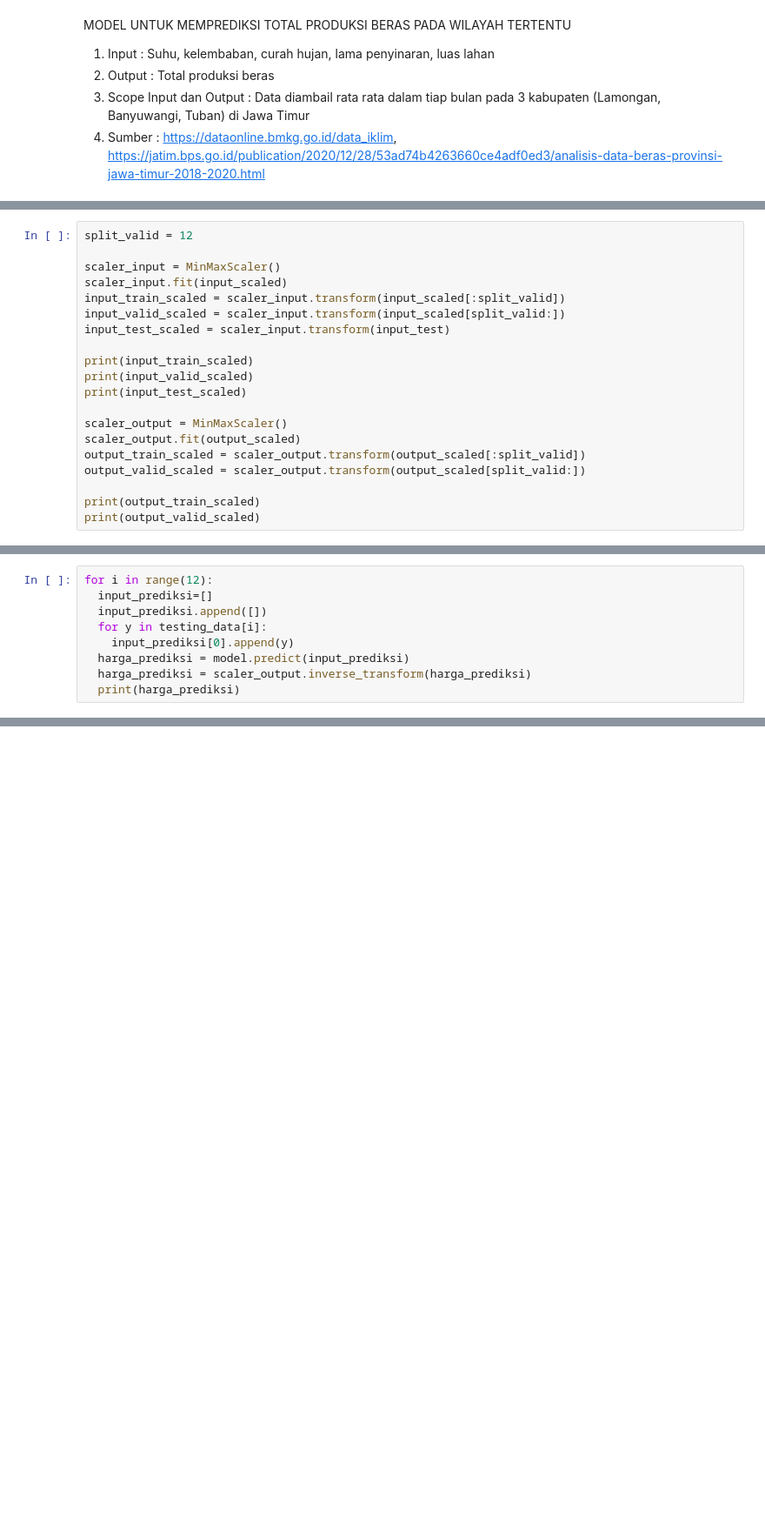
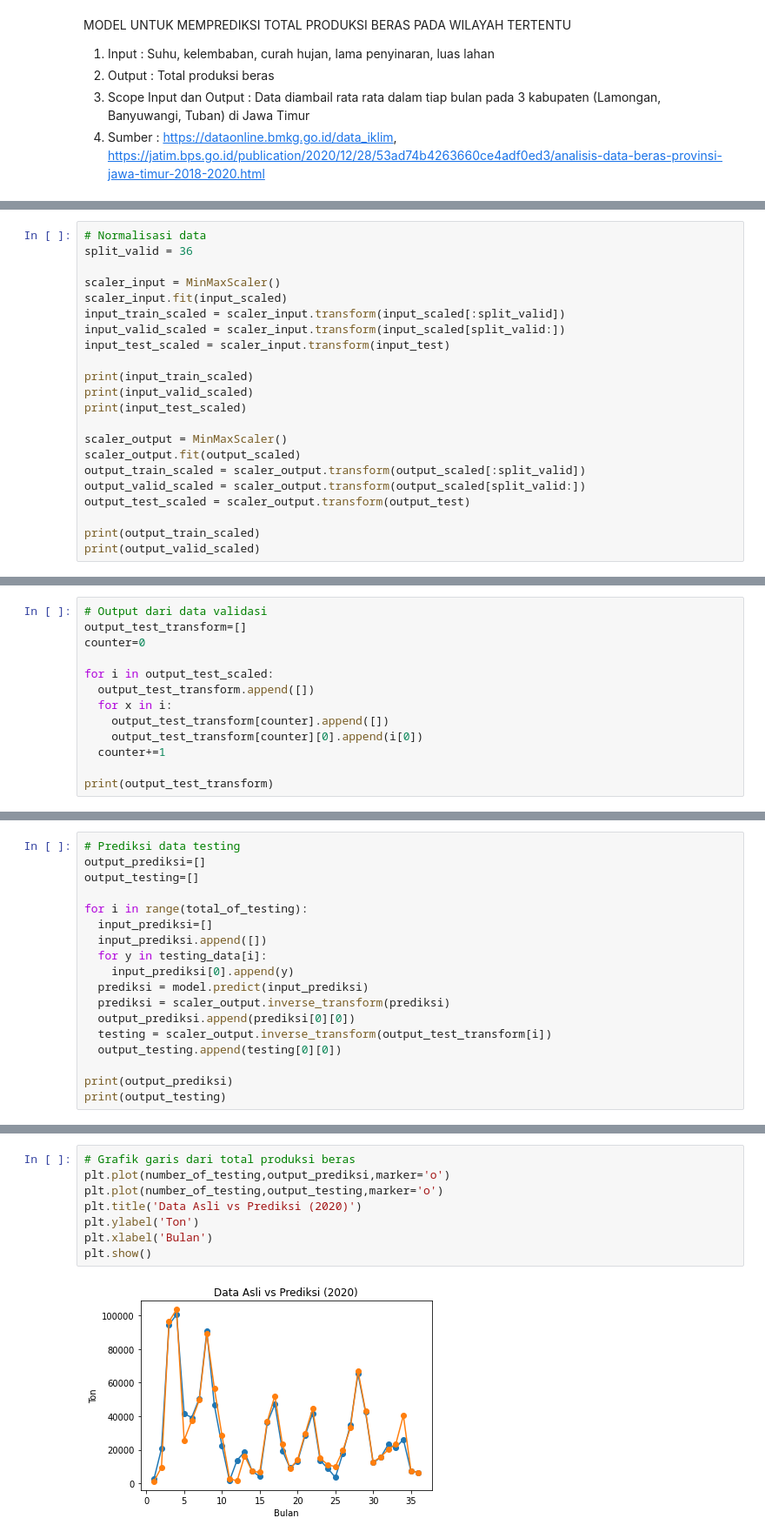
Before and after one commit to u1-byte/SmartCropYieldsPrediction, a Jupyter notebook: Machine Learning/Code/ML_Testing_Model.ipynb, the cells around one changed output, grey strips where cells are left out. Shown at 87% size. Saved outputs shown, nothing was run; the diff lists cells and outputs as text; blank space fills up the shorter version.

```diff
--- a/Machine Learning/Code/ML_Testing_Model.ipynb
+++ b/Machine Learning/Code/ML_Testing_Model.ipynb
@@ -118,5 +114,6 @@ print(len(input_test))
 # %%
-split_valid = 12
+# Normalisasi data
+split_valid = 36
 
 scaler_input = MinMaxScaler()
 scaler_input.fit(input_scaled)
@@ -132,6 +129,7 @@ scaler_output = MinMaxScaler()
 scaler_output.fit(output_scaled)
 output_train_scaled = scaler_output.transform(output_scaled[:split_valid])
 output_valid_scaled = scaler_output.transform(output_scaled[split_valid:])
+output_test_scaled = scaler_output.transform(output_test)
 
 print(output_train_scaled)
 print(output_valid_scaled)
@@ -175,0 +175,13 @@ testing_data[0]
+# %%
+# Output dari data validasi
+output_test_transform=[]
+counter=0
+
+for i in output_test_scaled:
+  output_test_transform.append([])
+  for x in i:
+    output_test_transform[counter].append([])
+    output_test_transform[counter][0].append(i[0])
+  counter+=1
+
+print(output_test_transform)
@@ -176,10 +190,19 @@ testing_data[0]
 # %%
-for i in range(12):
+# Prediksi data testing
+output_prediksi=[]
+output_testing=[]
+
+for i in range(total_of_testing):
   input_prediksi=[]
   input_prediksi.append([])
   for y in testing_data[i]:
     input_prediksi[0].append(y)
-  harga_prediksi = model.predict(input_prediksi)
-  harga_prediksi = scaler_output.inverse_transform(harga_prediksi)
-  print(harga_prediksi)
+  prediksi = model.predict(input_prediksi)
+  prediksi = scaler_output.inverse_transform(prediksi)
+  output_prediksi.append(prediksi[0][0])
+  testing = scaler_output.inverse_transform(output_test_transform[i])
+  output_testing.append(testing[0][0])
+
+print(output_prediksi)
+print(output_testing)
 # %% [output]
@@ -197,0 +211,10 @@ for i in range(12):
+# %%
+# Grafik garis dari total produksi beras
+plt.plot(number_of_testing,output_prediksi,marker='o')
+plt.plot(number_of_testing,output_testing,marker='o')
+plt.title('Data Asli vs Prediksi (2020)')
+plt.ylabel('Ton')
+plt.xlabel('Bulan')
+plt.show()
+# %% [output]
+[figure, added]
```
Also changed, not shown: parts of 10 cells of this notebook.
